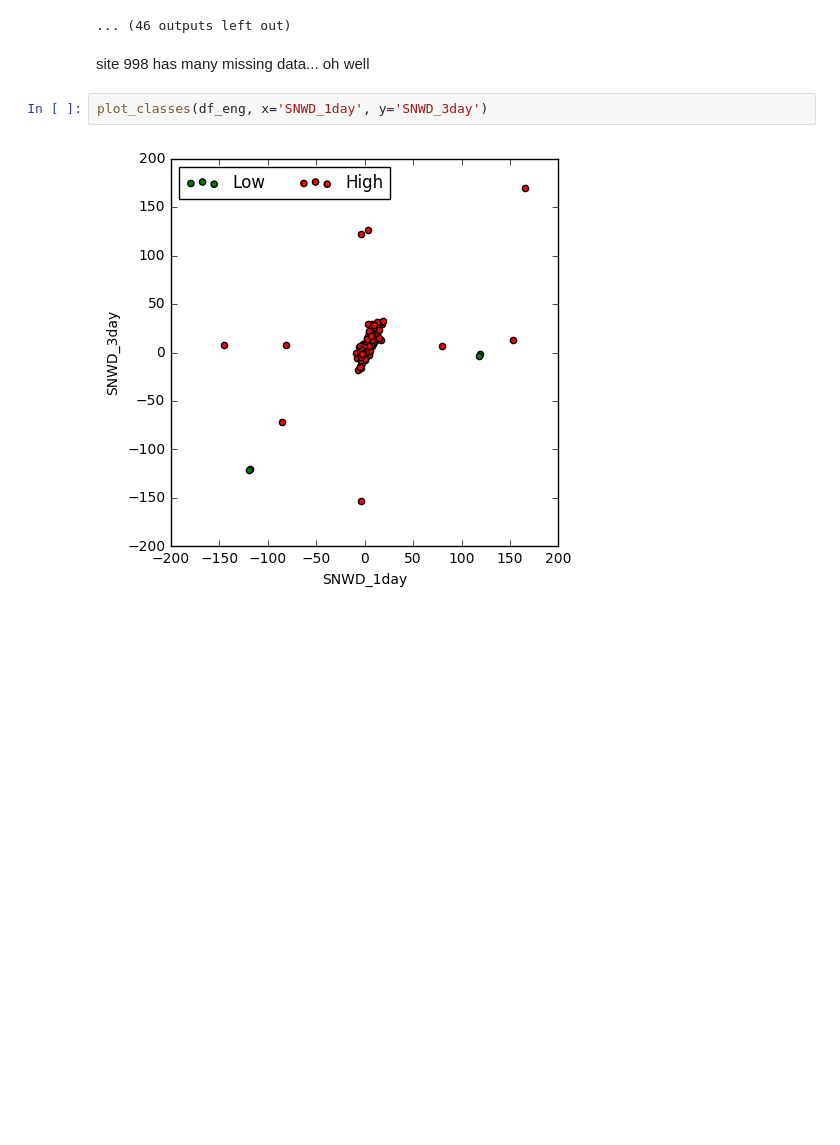
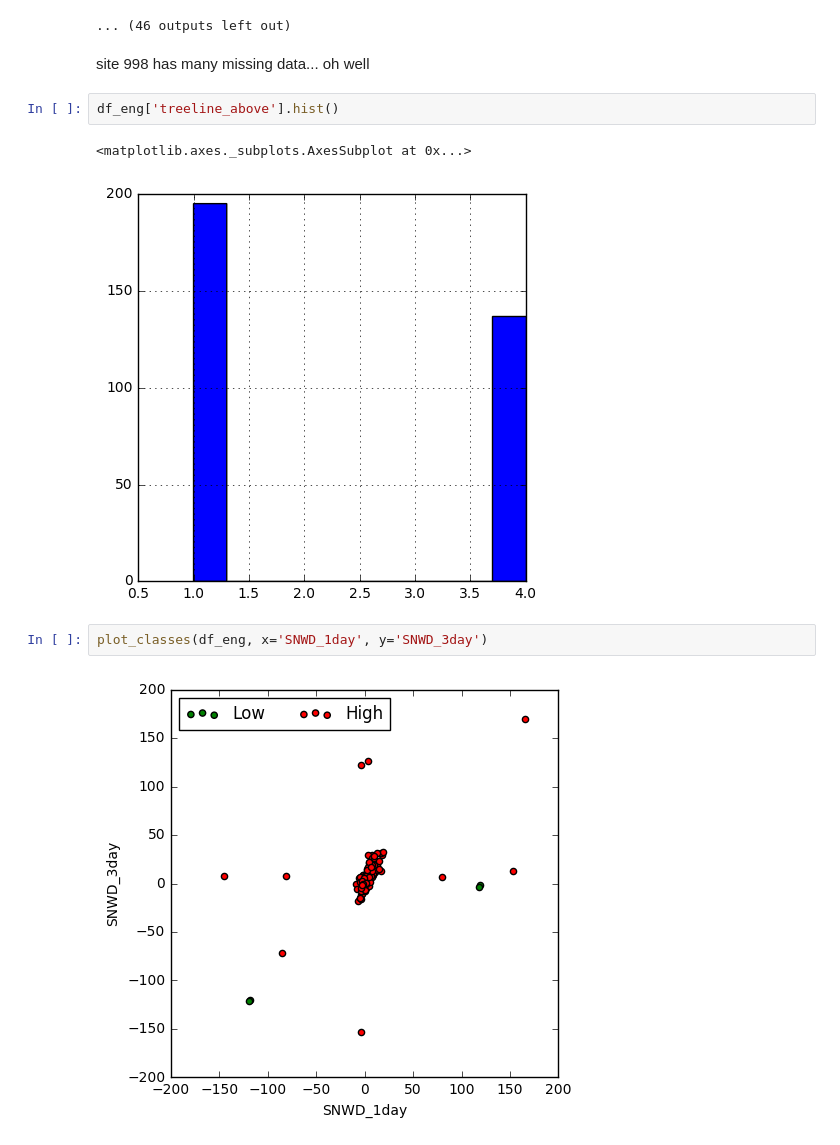
Before and after one commit to baldwint/snotelier, a Jupyter notebook: usda.ipynb, the cells around one changed output. Drawn from its saved outputs; the diff is of its cells as text; blank space fills up the shorter version.

```diff
--- a/usda.ipynb
+++ b/usda.ipynb
@@ -1841,6 +1841,11 @@ problem engineering features for 2014-02-10 02:00:00 998
 ... (46 outputs left out)
 # %% [markdown]
 site 998 has many missing data... oh well
+# %%
+df_eng['treeline_above'].hist()
+# %% [output]
+<matplotlib.axes._subplots.AxesSubplot at 0x...>
+[figure, added]
 # %%
 plot_classes(df_eng, x='SNWD_1day', y='SNWD_3day')
 # %% [output]
```
Also changed, not shown: parts of 9 cells of this notebook.
